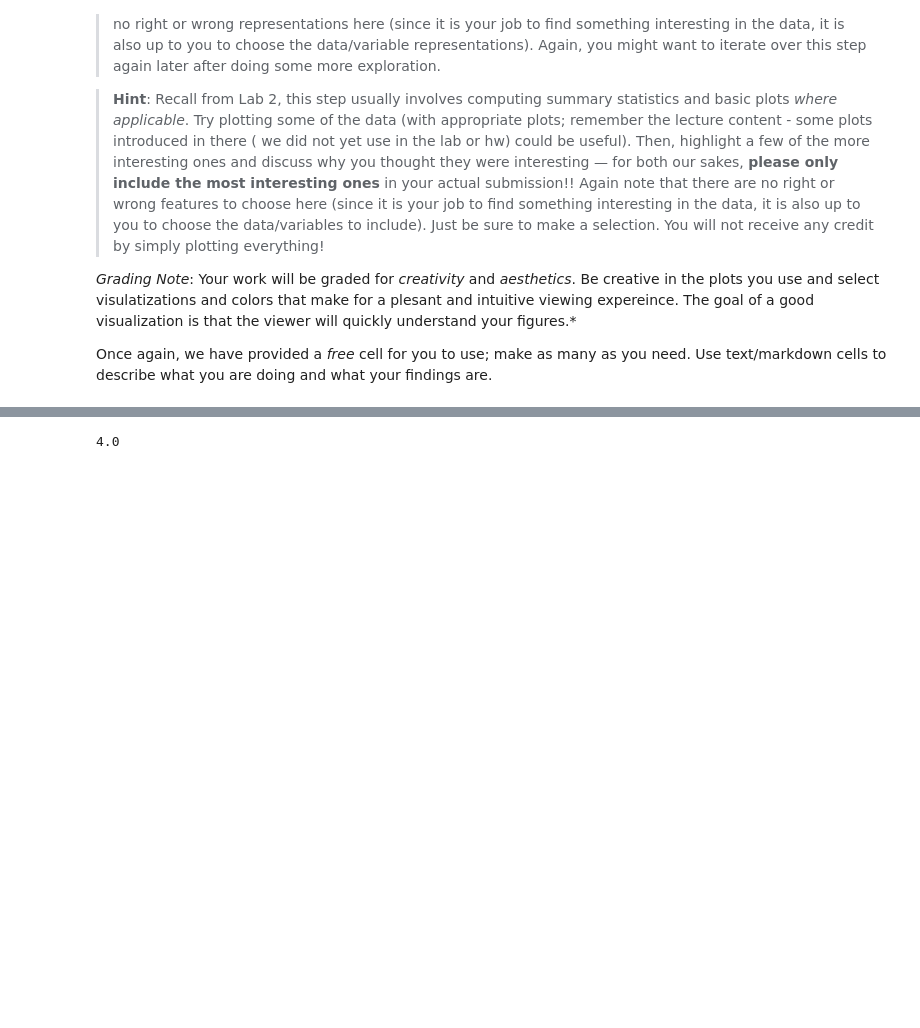
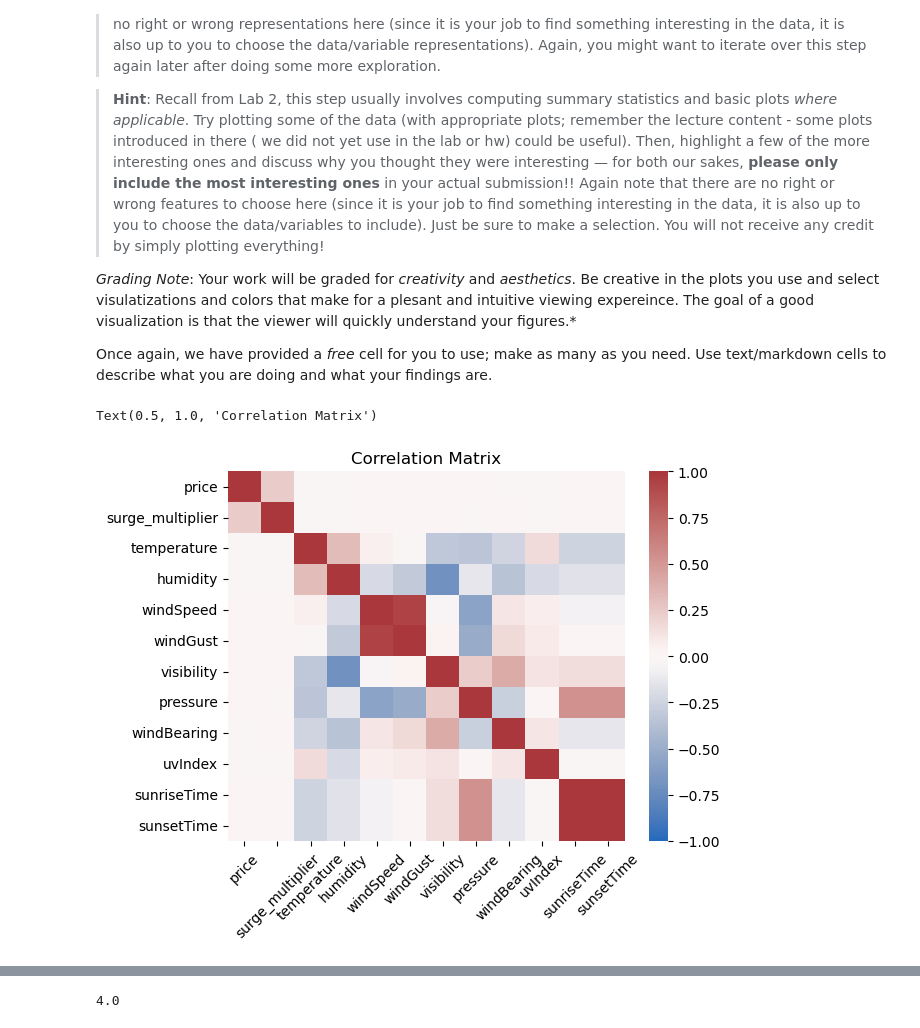
Before and after one commit to jumonlala/217_final_project, a Jupyter notebook: hw6.ipynb, the cells around one changed output, grey strips where cells are left out. Drawn from its saved outputs; the diff is of its cells as text; code cells hidden in the pictures; blank space fills up the shorter version.

```diff
--- a/hw6.ipynb
+++ b/hw6.ipynb
@@ -263,3 +281,15 @@ The original datetime feature has 31350 unique values, which will be an obstacle
 *Grading Note*: Your work will be graded for _creativity_ and _aesthetics_. Be creative in the plots you use and select visulatizations and colors that make for a plesant and intuitive viewing expereince. The goal of a good visualization is that the viewer will quickly understand your figures.*
 
 Once again, we have provided a _free_ cell for you to use; make as many as you need. Use text/markdown cells to describe what you are doing and what your findings are.
+# %%
+heatmap_features = ['price', 'surge_multiplier', 'temperature', 'humidity', 'windSpeed', 'windGust', 'visibility', 'pressure', 'windBearing', 'uvIndex',
+'sunriseTime', 'sunsetTime']
+# %%
+heatmap_data = clean_data[heatmap_features].corr(numeric_only=True)
+# %%
+sns.heatmap(heatmap_data, cmap=sns.cm.vlag, vmin=-1)
+plt.xticks(rotation=45)
+plt.title('Correlation Matrix')
+# %% [output]
+Text(0.5, 1.0, 'Correlation Matrix')
+[figure, added]
```
Also changed, not shown: parts of 27 cells of this notebook.
